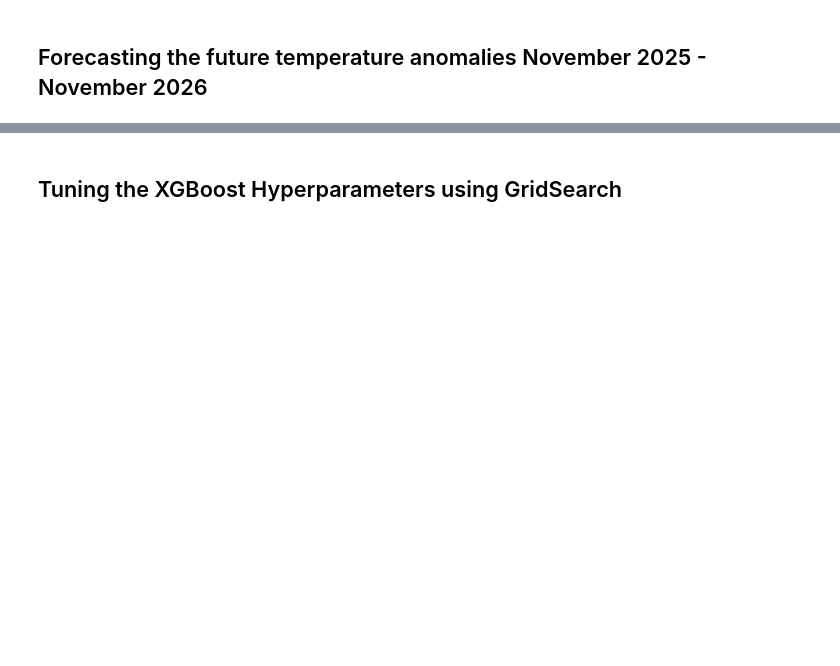
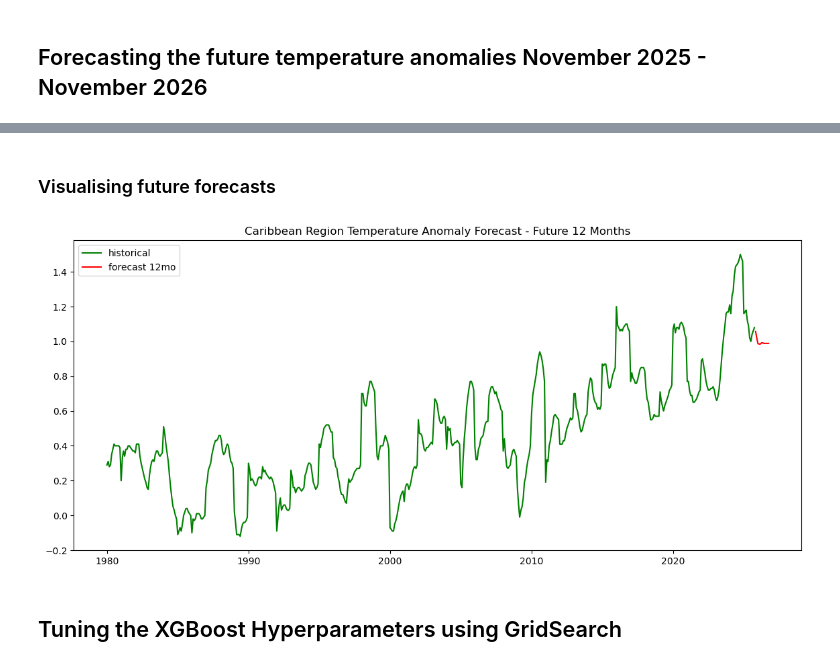
Before and after one commit to NazgulT/caribbean-climate-forecasting, a Jupyter notebook: Forecasting/XGBoost-Temperature.ipynb, the cells around one changed output, grey strips where cells are left out. Drawn from its saved outputs; the diff is of its cells as text; code cells hidden in the pictures; blank space fills up the shorter version.

```diff
--- a/Forecasting/XGBoost-Temperature.ipynb
+++ b/Forecasting/XGBoost-Temperature.ipynb
@@ -373,0 +291,32 @@ print(forecast_df)
+# %%
+# Iteratively forecast future years
+future_predictions = []
+
+# Forecast Next 12 Months (Recursive Forecasting with Dynamic Features)
+last_date = df_t.index[-1]
+future_dates = pd.date_range(last_date + pd.DateOffset(months=1), periods=12, freq='MS')
+historical = df_t['temp_anomaly'].copy()  # Use a copy of historical series for updating lags and rolling mean
+
+# dates
+#start_date = datetime(2025, 11, 1)
+#end_date = datetime(2026, 11, 1)
+
+#for date in rrule.rrule(rrule.MONTHLY, dtstart=start_date, until=end_date):
+for date in future_dates:
+    print(date)
+
+    # Use previous predictions as features
+    X_future = create_forecast_features(date, historical)
+
+    prediction = future_xgb.predict(X_future)[0]
+    future_predictions.append(prediction)
+
+    # Update historical with the new prediction for next iteration
+    historical = pd.concat([historical, pd.Series([prediction], index=[date])])
+    #historical.append(prediction)
+
+
+forecast_df = pd.DataFrame({
+    'predicted_temp_anomaly': future_predictions},
+    index=future_dates
+)
@@ -374,3 +341,14 @@ print(forecast_df)
+# %% [markdown]
+### Visualising future forecasts
+# %%
+plt.figure(figsize=(14, 6))
+plt.plot(y, label='historical', color='green')
+plt.plot(forecast_df.index, forecast_df.values, label='forecast 12mo', color='red')
+plt.title('Caribbean Region Temperature Anomaly Forecast - Future 12 Months')
+plt.legend()
+plt.show()
+# %% [output]
+[figure, added]
 # %% [markdown]
 ## Tuning the XGBoost Hyperparameters using GridSearch
 # %%
```
Also changed, not shown: parts of 17 cells of this notebook.
